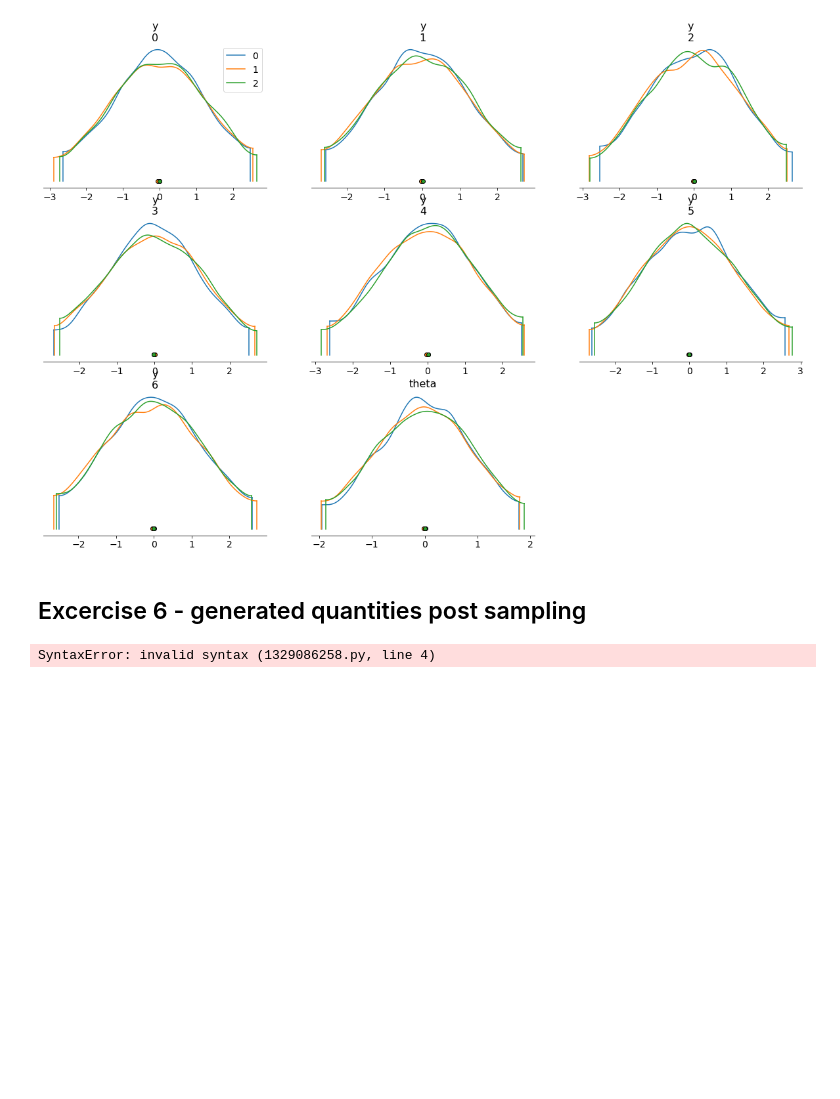
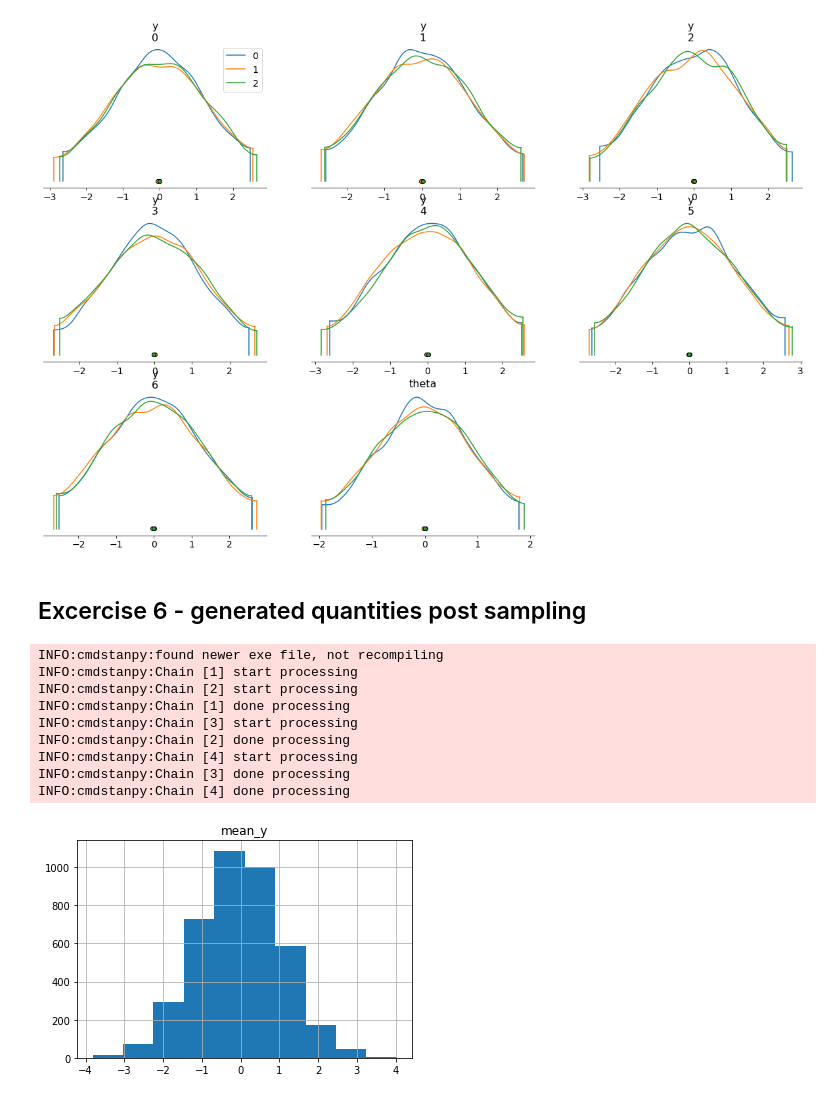
Before and after one commit to nmpluta/data-analytics-lectures, a Jupyter notebook: Data Analytics/Lab 2/lab2.ipynb, the cells around one changed output. Saved outputs shown, nothing was run; the diff lists cells and outputs as text; code cells hidden in the pictures; blank space fills up the shorter version.

Commit message:
2: plot histogram of mean_y variable from ex.6
Update of homework exercises from the laboratory 2 (13.03.2023)

```diff
--- a/Data Analytics/Lab 2/lab2.ipynb
+++ b/Data Analytics/Lab 2/lab2.ipynb
@@ -290,8 +290,20 @@ plt.show()
 # %%
 model_gq = CmdStanModel(stan_file='code_10.stan')
 # fill in with chosen result from previous excercise
 mean_of_y = model_gq.generate_quantities(data=data,
-                                        mcmc_sample = )
+                                         mcmc_sample = result_2)
 # investigate the output and plot histogram of mean_y variable
+df = mean_of_y.draws_pd()
+df.hist()
+plt.show()
 # %% [output]
-SyntaxError: invalid syntax (1329086258.py, line 4)
+INFO:cmdstanpy:found newer exe file, not recompiling
+INFO:cmdstanpy:Chain [1] start processing
+INFO:cmdstanpy:Chain [2] start processing
+INFO:cmdstanpy:Chain [1] done processing
+INFO:cmdstanpy:Chain [3] start processing
+INFO:cmdstanpy:Chain [2] done processing
+INFO:cmdstanpy:Chain [4] start processing
+INFO:cmdstanpy:Chain [3] done processing
+INFO:cmdstanpy:Chain [4] done processing
+[figure, added]
```
Also changed, not shown: 2 other files.
